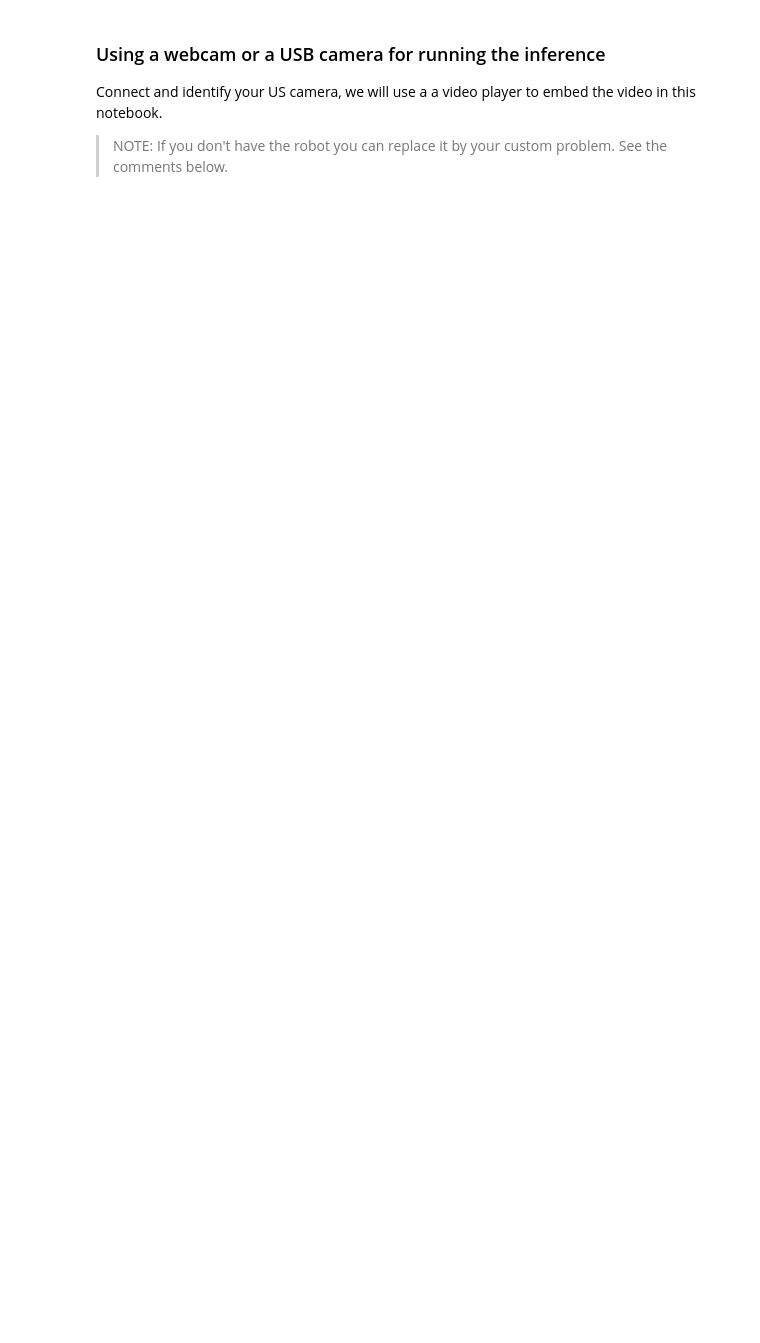
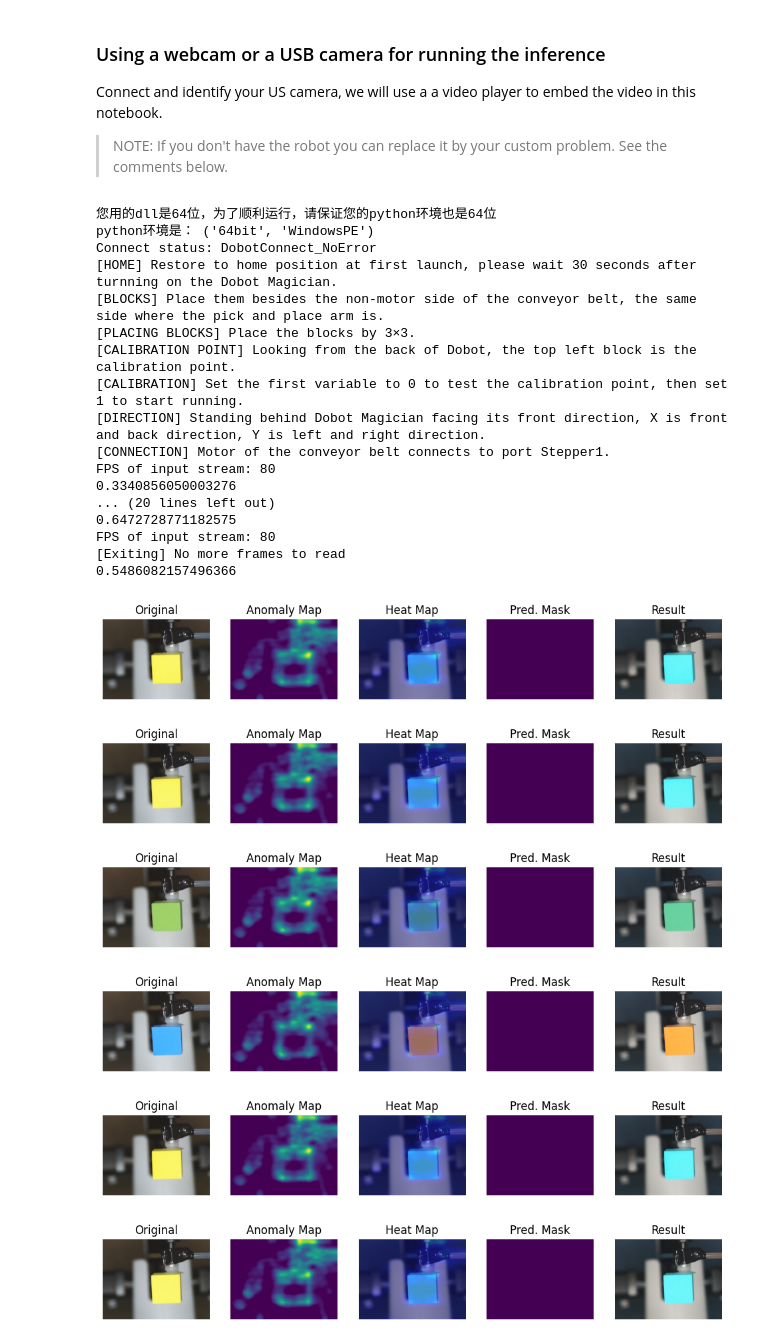
Before and after one commit to openvinotoolkit/anomalib, a Jupyter notebook: notebooks/500_use_cases/dobot/501_1_Anomalib_Dobot_cubes-Dataset.ipynb, the cells around one changed output. Cells and saved outputs as stored; diff of their text form; code cells hidden in the pictures; blank space fills up the shorter version.

```diff
--- a/notebooks/500_use_cases/dobot/501_1_Anomalib_Dobot_cubes-Dataset.ipynb
+++ b/notebooks/500_use_cases/dobot/501_1_Anomalib_Dobot_cubes-Dataset.ipynb
@@ -195,7 +299,7 @@ api = dType.load()
 state = dType.ConnectDobot(api, "", 115200)[0]
 print("Connect status:",CON_STR[state])
 
-use_popup = False #True
+use_popup = True #True
 
 if (state == dType.DobotConnect.DobotConnect_NoError):
 
@@ -243,78 +347,89 @@ if (state == dType.DobotConnect.DobotConnect_NoError):
     MM_PER_CRICLE = 3.1415926535898 * 36.0
     vel = float(0) * STEP_PER_CRICLE / MM_PER_CRICLE
     dType.SetEMotorEx(api, 1, 0, int(vel), 1)
+
     if Calibration__0__Run__1:
-        player = None
-        # Create a video player to play with target fps.
-        player = utils.VideoPlayer(source=source, flip=flip, fps=30, skip_first_frames=skip_first_frames)
-        # Start capturing.
-        player.start()
-        if use_popup:
-            title = "Press ESC to Exit - Original"
-            title2 = "Press ESC to Exit - Inference"
-            cv2.namedWindow(
-                winname=title, flags=cv2.WINDOW_GUI_NORMAL | cv2.WINDOW_AUTOSIZE
-            )
-            cv2.namedWindow(
-                winname=title2, flags=cv2.WINDOW_GUI_NORMAL | cv2.WINDOW_AUTOSIZE
-            )
+
 
         for count in range(9):
+            # initializing and starting multi-threaded webcam input stream
+            cam_stream = CamStream(stream_id=0) # 0 id for main camera
+            cam_stream.start()
+
             dType.SetPTPCmdEx(api, 0, (Calibration_X - j),  (Calibration_Y - k),  (Calibration_Z - 10), 0, 1)
             dType.SetEndEffectorSuctionCupEx(api, 1, 1)
             #dType.dSleep(150)
             dType.SetPTPCmdEx(api, 0, (Place_X - 0),  (Place_Y - 0),  (Place_Z + 90), 0, 1)
-            filename, resultname = filename_fc(acquisition, folder)
+
+            # adding a delay for simulating video processing time
+            delay = 0.3 # delay value in seconds
+            time.sleep(delay)
             ### Capture a frame from the video player - start thread
-            gfthread = threading.Thread(target=getFrame, args='')
-            gfthread.daemon = True
-            gfthread.start()
-            ### Display the video
-            rtthread = threading.Thread(target=realtime(), args=(use_popup,))
-            rtthread.daemon = True
-            rtthread.start()
+            frame = cam_stream.read()
             if not(acquisition):
                 # Get the inference results.
-                aithread = threading.Thread(target=anomalib_inference, args=(use_popup,))
-                aithread.daemon = True
-                aithread.start()
-                score = predictions.pred_score
-                ###################################
-                if score > 0.34:
+                ###INFERENCE WITH OPENVINO
+                predictions = inferencer.predict(image=frame)
+                print(predictions.pred_score)
+                if predictions.pred_score > 0.48: #modify the threshold depending of your needs
                     dType.SetPTPCmdEx(api, 0, Anomaly_X,  Anomaly_Y,  Anomaly_Z, 0, 1) ### define point for abnormalities
                 else:
                     dType.SetPTPCmdEx(api, 0, Place_X,  Place_Y,  Place_Z, 0, 1)
+                #visualize(cv2.cvtColor(frame, cv2.COLOR_BGR2RGB))
+                visualize(predictions)
 
             if acquisition:
+                ### create filename to next frame
                 filename = filename_fc(acquisition, folder, dataset_path)
-                ### Create the dataset
-                cdthread = threading.Thread(target=create_dataset(filename), args='')
-                cdthread.daemon = True
-                cdthread.start()
+                cv2.imwrite(filename, frame)
                 dType.SetPTPCmdEx(api, 0, Place_X,  Place_Y,  Place_Z, 0, 1)
-
                 #print("continue in the conveyor belt")
 
             dType.SetEndEffectorSuctionCupEx(api, 0, 1)
             #dType.dSleep(150)
             j = j + 25
             if j == 75:
                 k = k + 25
                 j = 0
             dType.SetPTPCmdEx(api, 7, 0,  0,  20, 0, 1)
             time_start = dType.gettime()[0]
             STEP_PER_CRICLE = 360.0 / 1.8 * 10.0 * 16.0
             MM_PER_CRICLE = 3.1415926535898 * 36.0
             vel = float(50) * STEP_PER_CRICLE / MM_PER_CRICLE
             dType.SetEMotorEx(api, 1, 1, int(vel), 1)
             filename = None
             score = 0
             while True:
                 if (dType.gettime()[0]) - time_start >= 0.5 : # Time over conveyor belt
                     STEP_PER_CRICLE = 360.0 / 1.8 * 10.0 * 16.0
                     MM_PER_CRICLE = 3.1415926535898 * 36.0
                     vel = float(0) * STEP_PER_CRICLE / MM_PER_CRICLE
                     dType.SetEMotorEx(api, 1, 0, int(vel), 1)
                     break
         dType.SetEndEffectorSuctionCupEx(api, 0, 1)
         dType.SetPTPCmdEx(api, 0, Calibration_X,  Calibration_Y,  Calibration_Z, 0, 1)
+        cam_stream.stop() # stop the webcam stream
+# %% [output]
+您用的dll是64位，为了顺利运行，请保证您的python环境也是64位
+python环境是： ('64bit', 'WindowsPE')
+Connect status: DobotConnect_NoError
+[HOME] Restore to home position at first launch, please wait 30 seconds after turnning on the Dobot Magician.
+[BLOCKS] Place them besides the non-motor side of the conveyor belt, the same side where the pick and place arm is.
+[PLACING BLOCKS] Place the blocks by 3×3.
+[CALIBRATION POINT] Looking from the back of Dobot, the top left block is the calibration point.
+[CALIBRATION] Set the first variable to 0 to test the calibration point, then set 1 to start running.
+[DIRECTION] Standing behind Dobot Magician facing its front direction, X is front and back direction, Y is left and right direction.
+[CONNECTION] Motor of the conveyor belt connects to port Stepper1.
+FPS of input stream: 80
+0.3340856050003276
+... (20 lines left out)
+0.6472728771182575
+FPS of input stream: 80
+[Exiting] No more frames to read
+0.5486082157496366
+[figure, added]
+[figure, added]
+[figure, added]
+[figure, added]
+[figure, added]
+[figure, added]
```
Also changed, not shown: parts of 10 cells of this notebook, 10 other files.
